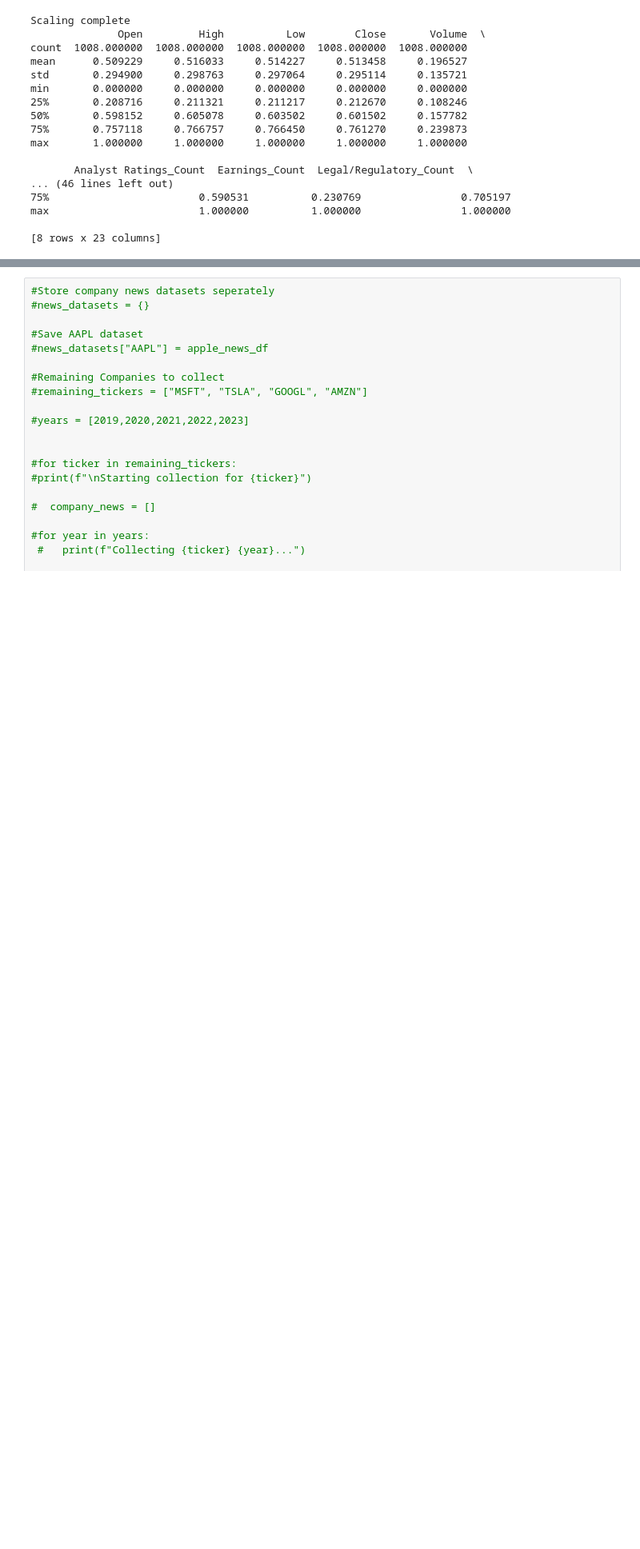
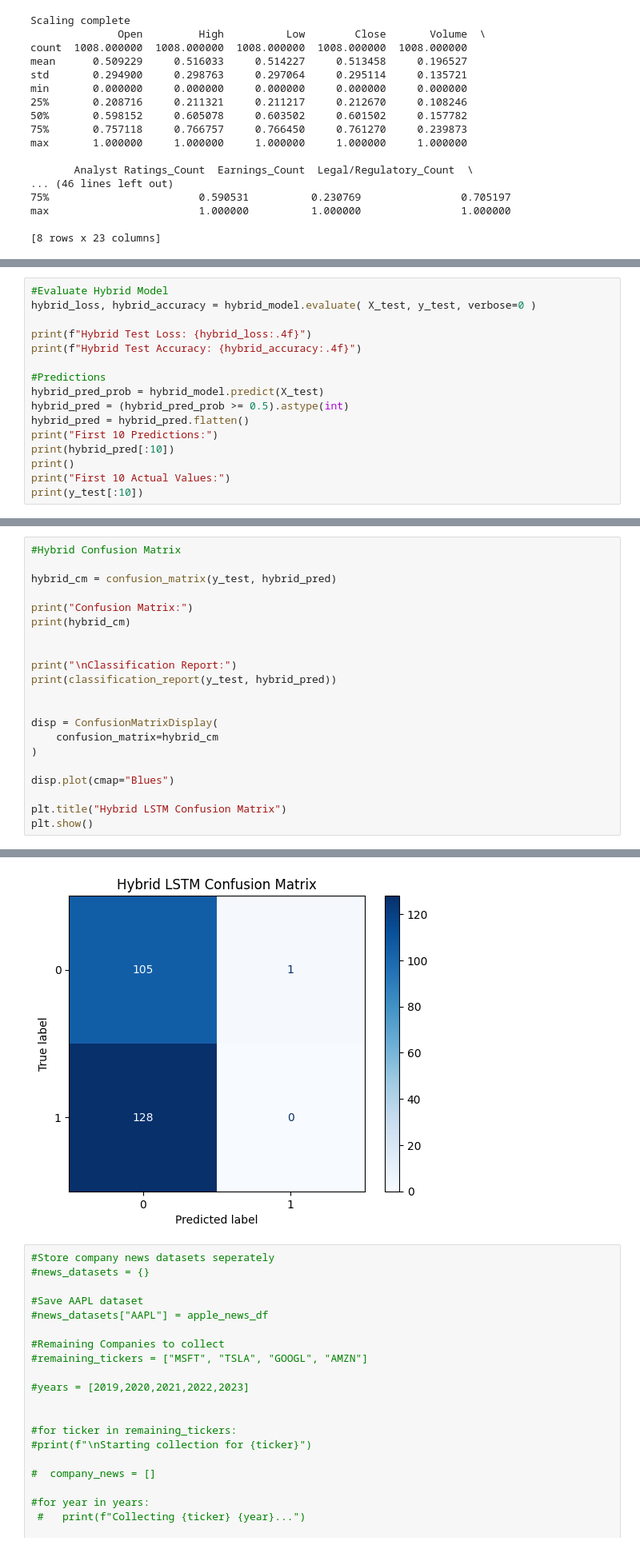
Before and after one commit to johnisaiah09/FinanceResearch-TCS-, a Jupyter notebook: Stock_Market_Research.ipynb, the cells around one changed output, grey strips where cells are left out. Shown at 80% size. Cells and saved outputs as stored; diff of their text form; blank space fills up the shorter version.

```diff
--- a/Stock_Market_Research.ipynb
+++ b/Stock_Market_Research.ipynb
@@ -853,0 +914,16 @@ y_test shape: (231,)
+# %%
+#Evaluate Hybrid Model
+hybrid_loss, hybrid_accuracy = hybrid_model.evaluate( X_test, y_test, verbose=0 )
+
+print(f"Hybrid Test Loss: {hybrid_loss:.4f}")
+print(f"Hybrid Test Accuracy: {hybrid_accuracy:.4f}")
+
+#Predictions
+hybrid_pred_prob = hybrid_model.predict(X_test)
+hybrid_pred = (hybrid_pred_prob >= 0.5).astype(int)
+hybrid_pred = hybrid_pred.flatten()
+print("First 10 Predictions:")
+print(hybrid_pred[:10])
+print()
+print("First 10 Actual Values:")
+print(y_test[:10])
@@ -853,0 +939,22 @@ y_test shape: (231,)
+# %%
+#Hybrid Confusion Matrix
+
+hybrid_cm = confusion_matrix(y_test, hybrid_pred)
+
+print("Confusion Matrix:")
+print(hybrid_cm)
+
+
+print("\nClassification Report:")
+print(classification_report(y_test, hybrid_pred))
+
+
+disp = ConfusionMatrixDisplay(
+    confusion_matrix=hybrid_cm
+)
+
+disp.plot(cmap="Blues")
+
+plt.title("Hybrid LSTM Confusion Matrix")
+plt.show()
+# %% [output]
@@ -854,3 +974,4 @@ y_test shape: (231,)
+[figure, added]
 # %%
 #Store company news datasets seperately
 #news_datasets = {}
```
Also changed, not shown: parts of 9 cells of this notebook.
